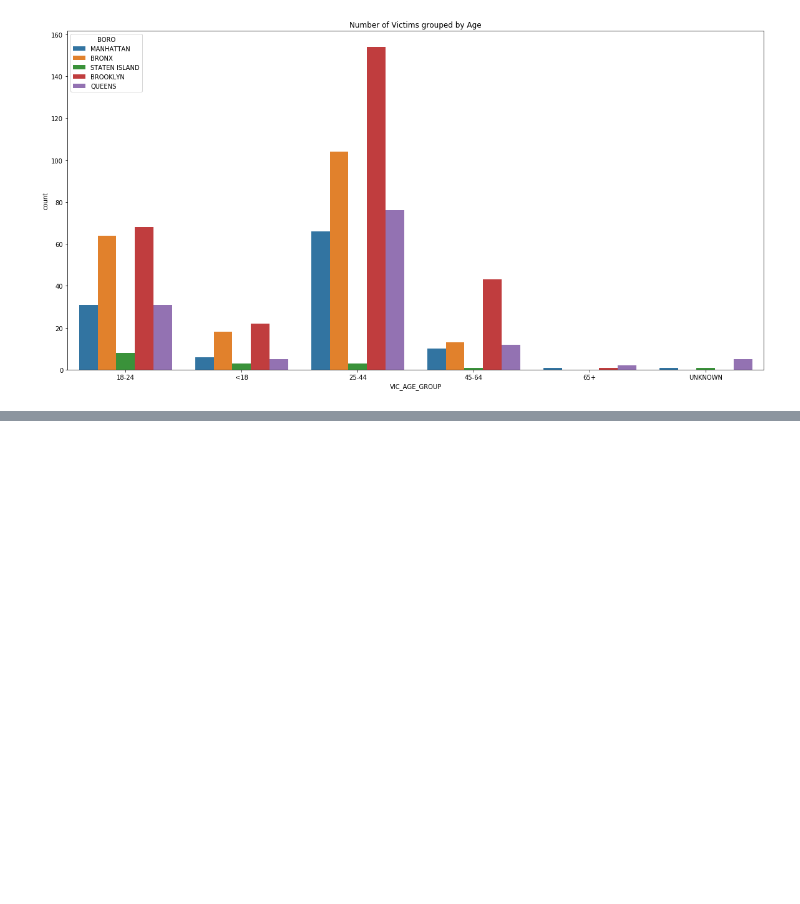
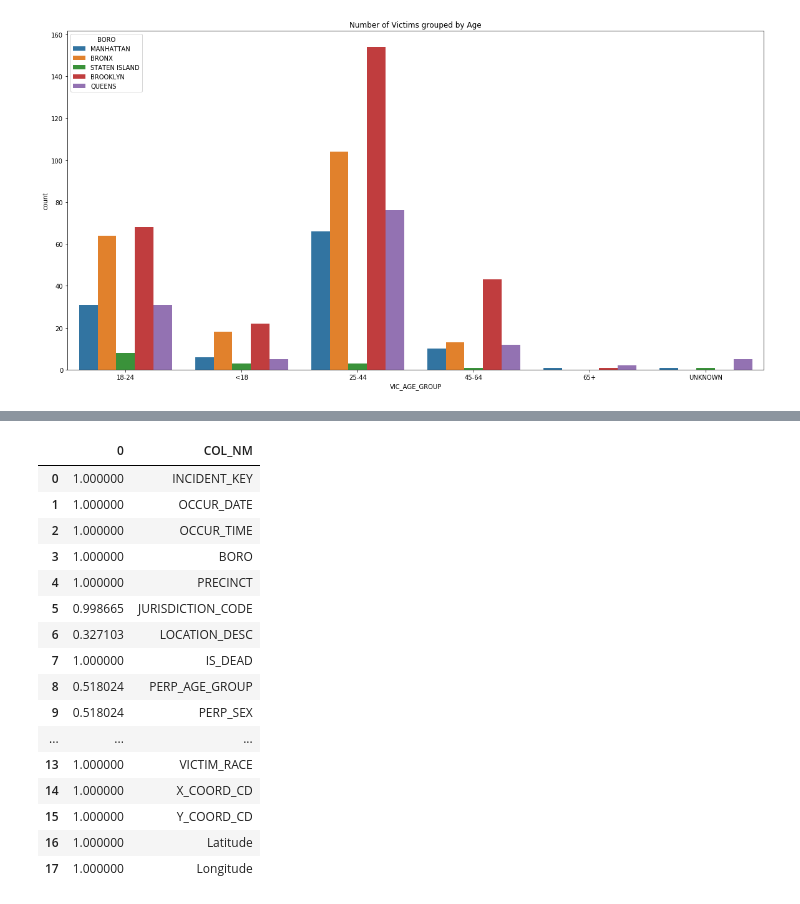
Before and after one commit to cww5/data_discovery_project, a Jupyter notebook: HW4.ipynb, the cells around one changed output, grey strips where cells are left out. Drawn from its saved outputs; the diff is of its cells as text; code cells hidden in the pictures; blank space fills up the shorter version.

```diff
--- a/HW4.ipynb
+++ b/HW4.ipynb
@@ -49,0 +43,20 @@ sns.countplot(x='PERP_AGE_GROUP', hue='PERP_RACE', data=NYPD_SI)
+# %%
+si_cols = list(NYPD_SI.columns)
+# %%
+arr1=[]
+i=0
+
+for cols in si_cols:
+   arr1.append(0)
+   str  = "arr1[i] = NYPD_SI."+ cols + ".count()"
+   str2 = "count = NYPD_SI.shape[0]"
+   exec(str)
+   exec(str2)
+   arr1[i] /= count
+   i+=1
+arr1
+
+
+#count
+#for i in range(0,arr1.length,1):
+    #arr1[i] = arr[i] /
@@ -49,0 +82,25 @@ sns.countplot(x='PERP_AGE_GROUP', hue='PERP_RACE', data=NYPD_SI)
+# %%
+df = pd.DataFrame(arr1)
+# %%
+si_cols = list(NYPD_SI.columns)
+df['COL_NM'] = si_cols
+
+df
+# %% [output]
+|  | 0 | COL_NM |
+| 0 | 1.000000 | INCIDENT_KEY |
+| 1 | 1.000000 | OCCUR_DATE |
+| 2 | 1.000000 | OCCUR_TIME |
+| 3 | 1.000000 | BORO |
+| 4 | 1.000000 | PRECINCT |
+| 5 | 0.998665 | JURISDICTION_CODE |
+| 6 | 0.327103 | LOCATION_DESC |
+| 7 | 1.000000 | IS_DEAD |
+| 8 | 0.518024 | PERP_AGE_GROUP |
+| 9 | 0.518024 | PERP_SEX |
+| ... | ... | ... |
+| 13 | 1.000000 | VICTIM_RACE |
+| 14 | 1.000000 | X_COORD_CD |
+| 15 | 1.000000 | Y_COORD_CD |
+| 16 | 1.000000 | Latitude |
+| 17 | 1.000000 | Longitude |
```
Also changed, not shown: parts of 5 cells of this notebook.
